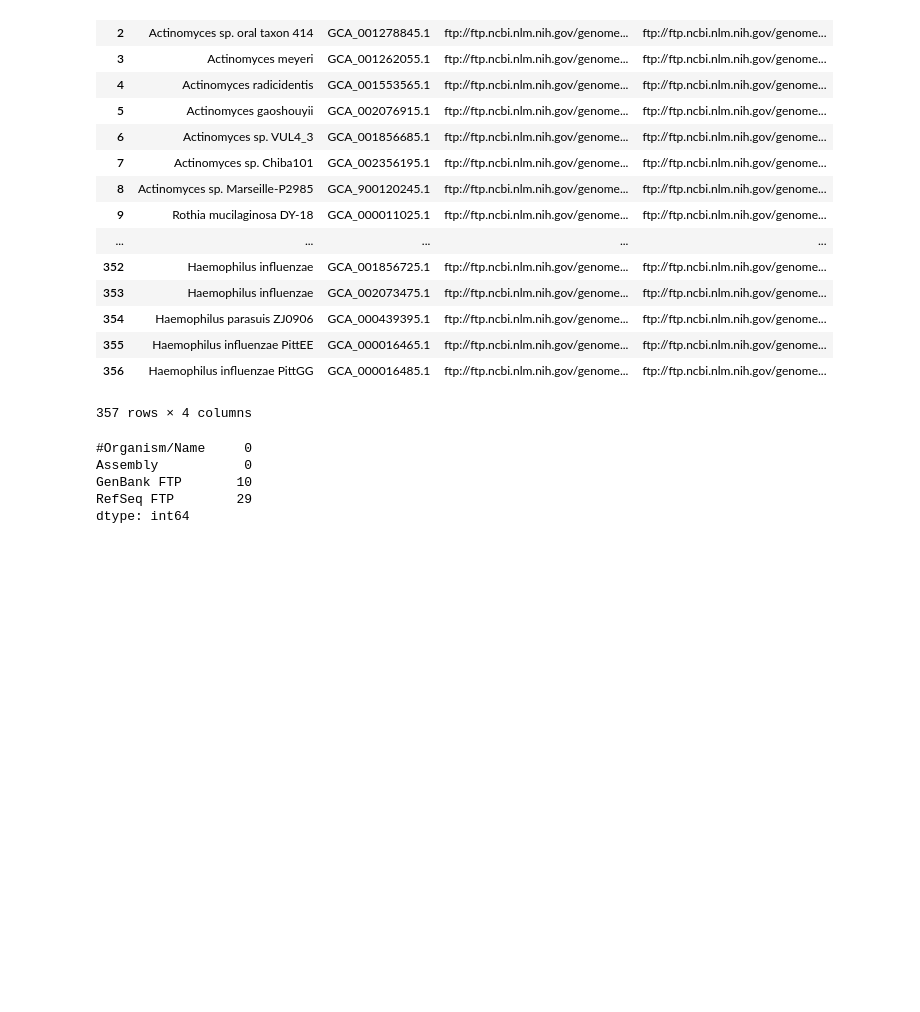
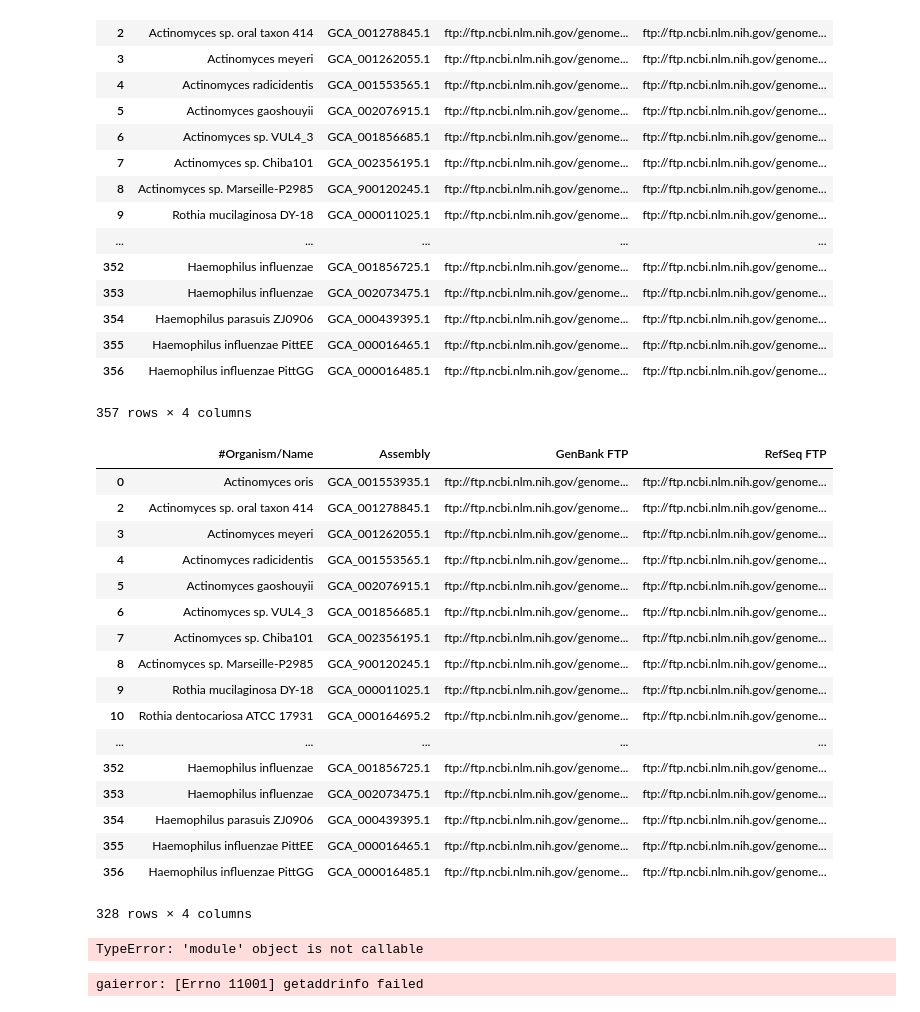
Before and after one commit to AniketPant02/HudsonAlpha-Hackathon, a Jupyter notebook: Data Processing and Importing.ipynb, the cells around one changed output. Drawn from its saved outputs; the diff is of its cells as text; code cells hidden in the pictures; blank space fills up the shorter version.

```diff
--- a/Data Processing and Importing.ipynb
+++ b/Data Processing and Importing.ipynb
@@ -47,11 +47,55 @@ df
 | 355 | Haemophilus influenzae PittEE | GCA_000016465.1 | ftp://ftp.ncbi.nlm.nih.gov/genome... | ftp://ftp.ncbi.nlm.nih.gov/genome... |
 | 356 | Haemophilus influenzae PittGG | GCA_000016485.1 | ftp://ftp.ncbi.nlm.nih.gov/genome... | ftp://ftp.ncbi.nlm.nih.gov/genome... |
 357 rows × 4 columns
+# %%
+df.dropna(inplace=True)
 # %%
-df.isnull().sum()
+df
 # %% [output]
+|  | #Organism/Name | Assembly | GenBank FTP | RefSeq FTP |
+| 0 | Actinomyces oris | GCA_001553935.1 | ftp://ftp.ncbi.nlm.nih.gov/genome... | ftp://ftp.ncbi.nlm.nih.gov/genome... |
+| 2 | Actinomyces sp. oral taxon 414 | GCA_001278845.1 | ftp://ftp.ncbi.nlm.nih.gov/genome... | ftp://ftp.ncbi.nlm.nih.gov/genome... |
+| 3 | Actinomyces meyeri | GCA_001262055.1 | ftp://ftp.ncbi.nlm.nih.gov/genome... | ftp://ftp.ncbi.nlm.nih.gov/genome... |
+| 4 | Actinomyces radicidentis | GCA_001553565.1 | ftp://ftp.ncbi.nlm.nih.gov/genome... | ftp://ftp.ncbi.nlm.nih.gov/genome... |
+| 5 | Actinomyces gaoshouyii | GCA_002076915.1 | ftp://ftp.ncbi.nlm.nih.gov/genome... | ftp://ftp.ncbi.nlm.nih.gov/genome... |
+| 6 | Actinomyces sp. VUL4_3 | GCA_001856685.1 | ftp://ftp.ncbi.nlm.nih.gov/genome... | ftp://ftp.ncbi.nlm.nih.gov/genome... |
+| 7 | Actinomyces sp. Chiba101 | GCA_002356195.1 | ftp://ftp.ncbi.nlm.nih.gov/genome... | ftp://ftp.ncbi.nlm.nih.gov/genome... |
+| 8 | Actinomyces sp. Marseille-P2985 | GCA_900120245.1 | ftp://ftp.ncbi.nlm.nih.gov/genome... | ftp://ftp.ncbi.nlm.nih.gov/genome... |
+| 9 | Rothia mucilaginosa DY-18 | GCA_000011025.1 | ftp://ftp.ncbi.nlm.nih.gov/genome... | ftp://ftp.ncbi.nlm.nih.gov/genome... |
+| 10 | Rothia dentocariosa ATCC 17931 | GCA_000164695.2 | ftp://ftp.ncbi.nlm.nih.gov/genome... | ftp://ftp.ncbi.nlm.nih.gov/genome... |
+| ... | ... | ... | ... | ... |
+| 352 | Haemophilus influenzae | GCA_001856725.1 | ftp://ftp.ncbi.nlm.nih.gov/genome... | ftp://ftp.ncbi.nlm.nih.gov/genome... |
+| 353 | Haemophilus influenzae | GCA_002073475.1 | ftp://ftp.ncbi.nlm.nih.gov/genome... | ftp://ftp.ncbi.nlm.nih.gov/genome... |
+| 354 | Haemophilus parasuis ZJ0906 | GCA_000439395.1 | ftp://ftp.ncbi.nlm.nih.gov/genome... | ftp://ftp.ncbi.nlm.nih.gov/genome... |
+| 355 | Haemophilus influenzae PittEE | GCA_000016465.1 | ftp://ftp.ncbi.nlm.nih.gov/genome... | ftp://ftp.ncbi.nlm.nih.gov/genome... |
+| 356 | Haemophilus influenzae PittGG | GCA_000016485.1 | ftp://ftp.ncbi.nlm.nih.gov/genome... | ftp://ftp.ncbi.nlm.nih.gov/genome... |
-#Organism/Name     0
-Assembly           0
-GenBank FTP       10
-RefSeq FTP        29
-dtype: int64
+328 rows × 4 columns
+# %%
+import urllib
+
+g = urllib.request('ftp://ftp.ncbi.nlm.nih.gov/genomes/all/GCF/001/553/935/GCF_001553935.1_ASM155393v1/GCF_001553935.1_ASM155393v1_genomic.fna.gz', 'file')
+# %% [output]
+TypeError: 'module' object is not callable
+# %%
+from ftplib import FTP
+from datetime import datetime
+
+start = datetime.now()
+ftp = FTP('130.14.250.10/genomes/all/GCF/001/553/935/GCF_001553935.1_ASM155393v1/')
+
+
+# Get All Files
+files = ftp.nlst()
+
+# Print out the files
+for file in files:
+	print("Downloading..." + file)
+	ftp.retrbinary("RETR " + file ,open("download/to/your/directory/" + file, 'wb').write)
+
+ftp.close()
+
+end = datetime.now()
+diff = end - start
+print('All files downloaded for ' + str(diff.seconds) + 's')
+# %% [output]
+gaierror: [Errno 11001] getaddrinfo failed
```
Also changed, not shown: 2 other files.
